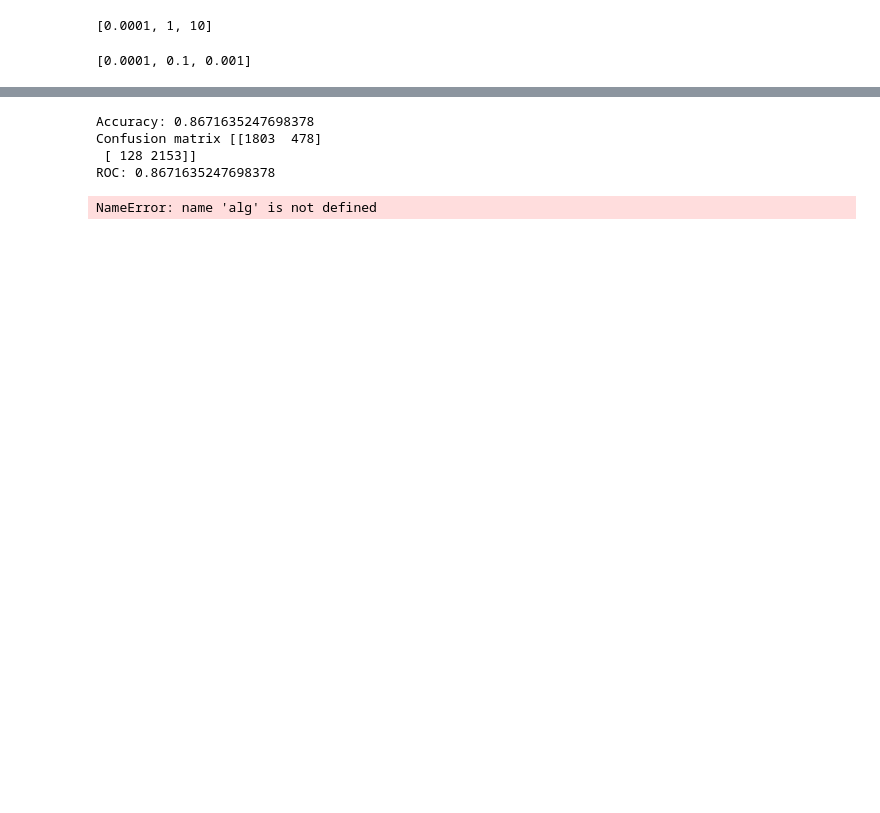
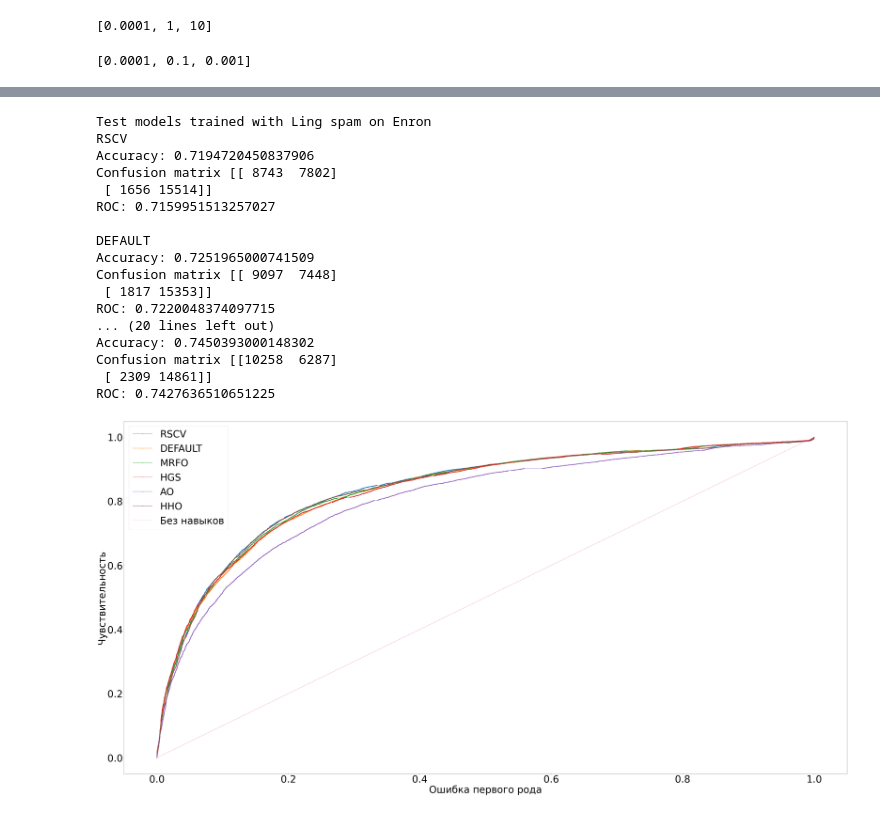
Before and after one commit to Amorelleth/uir.nir, a Jupyter notebook: impl/Untitled6.ipynb, the cells around one changed output, grey strips where cells are left out. Cells and saved outputs as stored; diff of their text form; code cells hidden in the pictures; blank space fills up the shorter version.

```diff
--- a/impl/Untitled6.ipynb
+++ b/impl/Untitled6.ipynb
@@ -420,3 +476,6 @@ pyplot.rcParams['figure.figsize'] = [10, 5]
+# %%
+pyplot.rcParams['figure.figsize'] = [80, 40]
+pyplot.rcParams.update({'font.size': 60})
 # %%
 for alg in ling_spam_clfs:
     ling_spam_clfs[alg].fit(X_ling_spam, y_ling_spam)
@@ -423,31 +486,50 @@ for alg in ling_spam_clfs:
 # %%
-# test ling_spam on spam_assasin
+# test clfs trained with <train> dataset on <test> dataset
 
-for alg in ling_spam_clfs:
-    X, y = X_spam_assasin, y_spam_assasin
-    clf = ling_spam_clfs[alg]
+def test(clfs, train, test):
+    print(f'Test models trained with {train} on {test}')
 
-    y_score = clf.decision_function(X)
-    y_pred = clf.predict(X)
+    for alg in clfs:
+        X, y = resolve_dataset(test)
+        clf = clfs[alg]
 
-    print(f'Accuracy: {accuracy_score(y, y_pred)}')
-    print(f'Confusion matrix {confusion_matrix(y, y_pred)}')
-    print(f'ROC: {roc_auc_score(y, y_pred)}\n')
+        y_score = clf.decision_function(X)
+        y_pred = clf.predict(X)
 
-    y_fpr, y_tpr, _ = roc_curve(y, y_score)
-    pyplot.plot(y_fpr, y_tpr, marker='.', label=alg)
+        print(alg)
+        print(f'Accuracy: {accuracy_score(y, y_pred)}')
+        print(f'Confusion matrix {confusion_matrix(y, y_pred)}')
+        print(f'ROC: {roc_auc_score(y, y_pred)}\n')
 
-ns_probs = [0 for _ in range(len(y))]
-ns_fpr, ns_tpr, _ = roc_curve(y, ns_probs)
+        y_fpr, y_tpr, _ = roc_curve(y, y_score)
+        pyplot.plot(y_fpr, y_tpr, marker='.', label=alg)
 
-pyplot.plot(ns_fpr, ns_tpr, linestyle='--', label='Без навыков')
-pyplot.xlabel('Ошибка первого рода')
-pyplot.ylabel('Чувствительность')
-pyplot.legend()
-pyplot.show()
+    ns_probs = [0 for _ in range(len(y))]
+    ns_fpr, ns_tpr, _ = roc_curve(y, ns_probs)
+
+    pyplot.plot(ns_fpr, ns_tpr, linestyle='--', label='Без навыков')
+    pyplot.xlabel('Ошибка первого рода')
+    pyplot.ylabel('Чувствительность')
+    pyplot.legend()
+    pyplot.show()
-# %% [output]
-Accuracy: 0.8671635247698378
-Confusion matrix [[1803  478]
- [ 128 2153]]
-ROC: 0.8671635247698378
-NameError: name 'alg' is not defined
+# %%
+test(ling_spam_clfs, "Ling Spam", "Enron")
+# %% [output]
+Test models trained with Ling spam on Enron
+RSCV
+Accuracy: 0.7194720450837906
+Confusion matrix [[ 8743  7802]
+ [ 1656 15514]]
+ROC: 0.7159951513257027
+
+DEFAULT
+Accuracy: 0.7251965000741509
+Confusion matrix [[ 9097  7448]
+ [ 1817 15353]]
+ROC: 0.7220048374097715
+... (20 lines left out)
+Accuracy: 0.7450393000148302
+Confusion matrix [[10258  6287]
+ [ 2309 14861]]
+ROC: 0.7427636510651225
+[figure, added]
```
Also changed, not shown: parts of 17 cells of this notebook, 50 other files.
